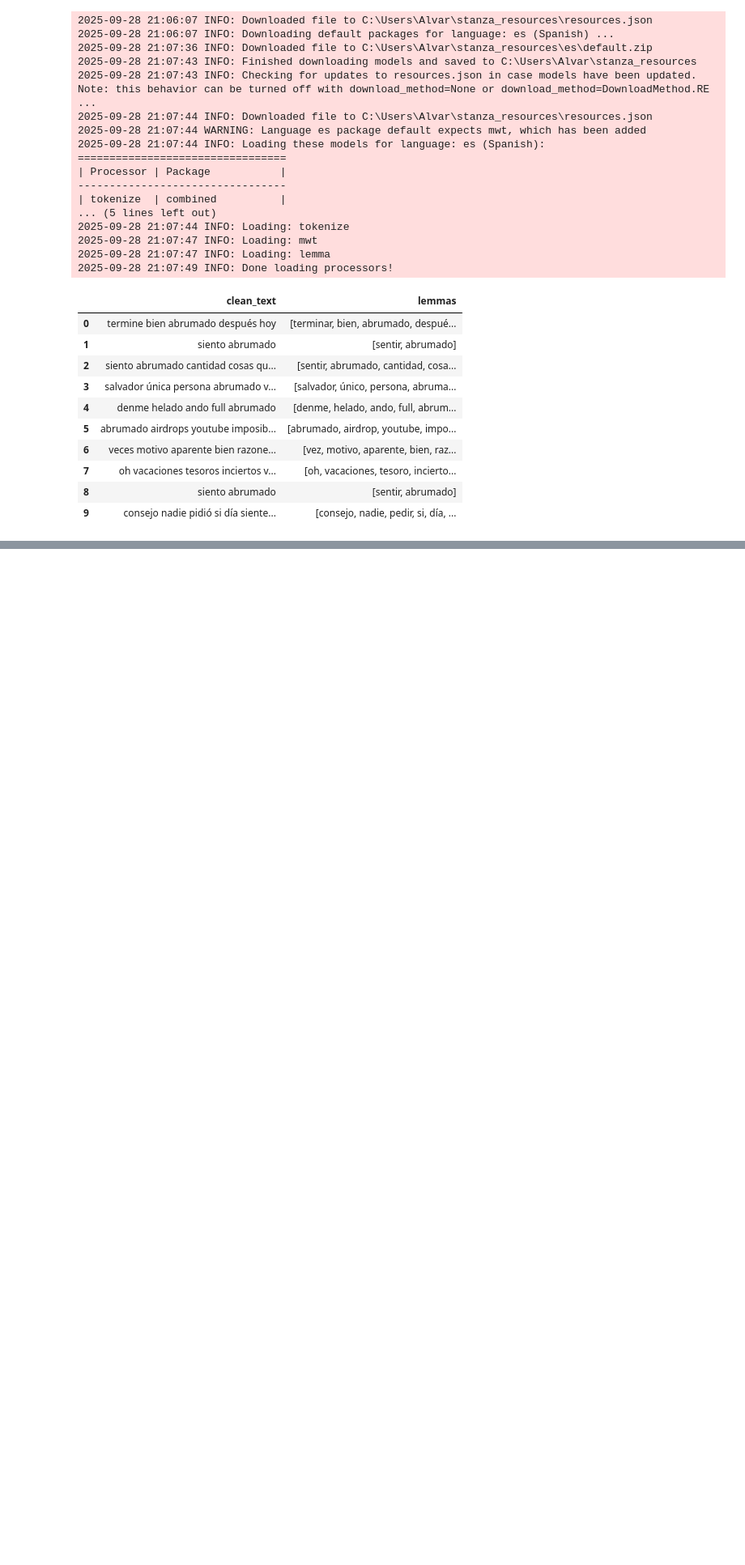
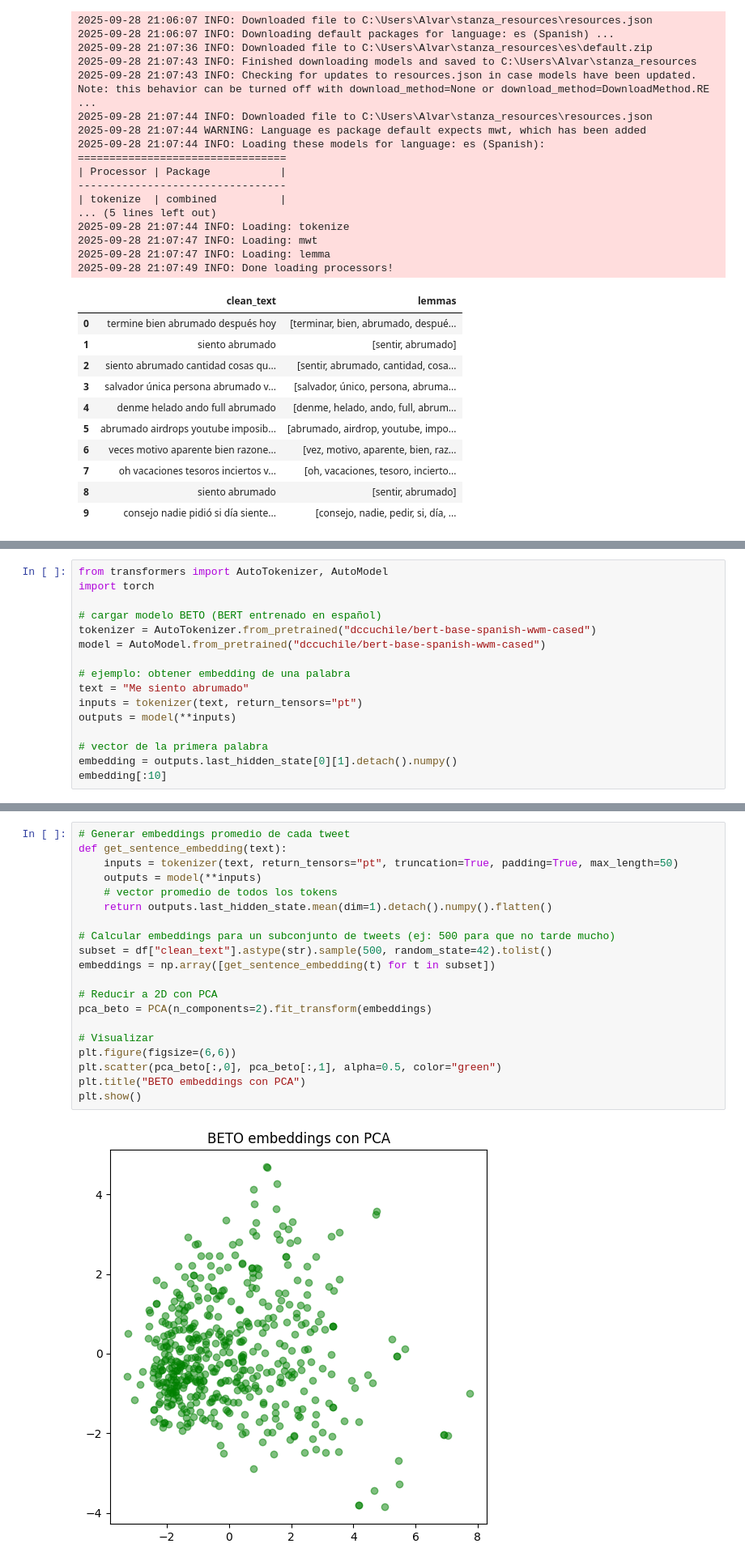
Before and after one commit to XaviAlvarado18/spanish-twitter-sentiment-nlp, a Jupyter notebook: main.ipynb, the cells around one changed output, grey strips where cells are left out. Shown at 81% size. Saved outputs shown, nothing was run; the diff lists cells and outputs as text; blank space fills up the shorter version.

```diff
--- a/main.ipynb
+++ b/main.ipynb
@@ -155,0 +274,16 @@ df[["clean_text", "lemmas"]].head(10)
+# %%
+from transformers import AutoTokenizer, AutoModel
+import torch
+
+# cargar modelo BETO (BERT entrenado en español)
+tokenizer = AutoTokenizer.from_pretrained("dccuchile/bert-base-spanish-wwm-cased")
+model = AutoModel.from_pretrained("dccuchile/bert-base-spanish-wwm-cased")
+
+# ejemplo: obtener embedding de una palabra
+text = "Me siento abrumado"
+inputs = tokenizer(text, return_tensors="pt")
+outputs = model(**inputs)
+
+# vector de la primera palabra
+embedding = outputs.last_hidden_state[0][1].detach().numpy()
+embedding[:10]
@@ -155,0 +322,22 @@ df[["clean_text", "lemmas"]].head(10)
+# %%
+# Generar embeddings promedio de cada tweet
+def get_sentence_embedding(text):
+    inputs = tokenizer(text, return_tensors="pt", truncation=True, padding=True, max_length=50)
+    outputs = model(**inputs)
+    # vector promedio de todos los tokens
+    return outputs.last_hidden_state.mean(dim=1).detach().numpy().flatten()
+
+# Calcular embeddings para un subconjunto de tweets (ej: 500 para que no tarde mucho)
+subset = df["clean_text"].astype(str).sample(500, random_state=42).tolist()
+embeddings = np.array([get_sentence_embedding(t) for t in subset])
+
+# Reducir a 2D con PCA
+pca_beto = PCA(n_components=2).fit_transform(embeddings)
+
+# Visualizar
+plt.figure(figsize=(6,6))
+plt.scatter(pca_beto[:,0], pca_beto[:,1], alpha=0.5, color="green")
+plt.title("BETO embeddings con PCA")
+plt.show()
+# %% [output]
+[figure, added]
```
Also changed, not shown: parts of 7 cells of this notebook, 1 other file.
